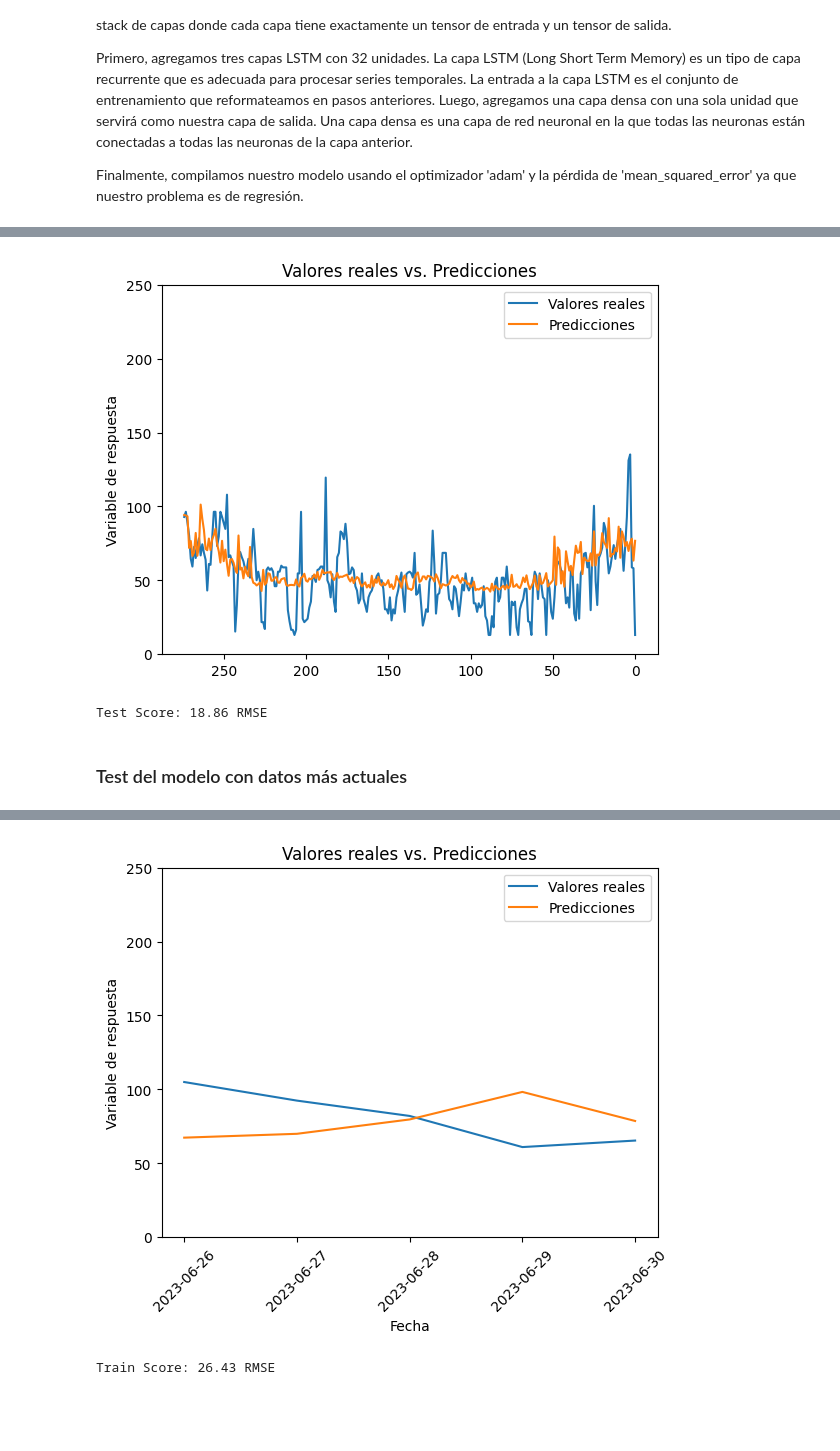
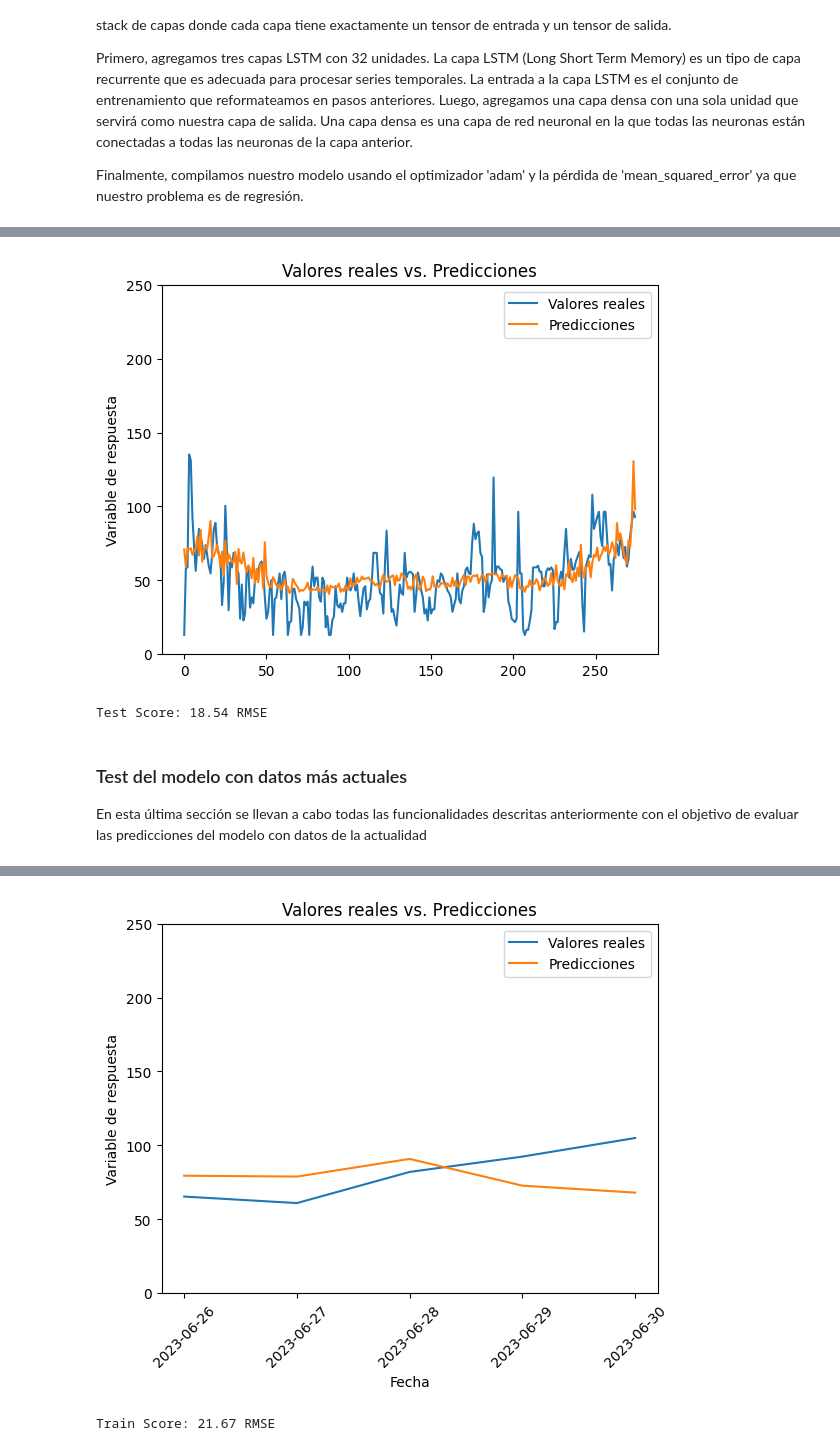
Before and after one commit to jnramirezm/Prediccion_ICA, a Jupyter notebook: Prediccion_ICA.ipynb, the cells around one changed output, grey strips where cells are left out. Drawn from its saved outputs; the diff is of its cells as text; code cells hidden in the pictures; blank space fills up the shorter version.

Commit message:
Documentacion de prueba del modelo con datos actuales

```diff
--- a/Prediccion_ICA.ipynb
+++ b/Prediccion_ICA.ipynb
@@ -764,13 +765,10 @@ def graficar_diferencias_reales_predicciones(valores_reales, predicciones, fecha
     plt.title('Valores reales vs. Predicciones')
     plt.ylim(0, 250)
     plt.legend()
-    plt.gca().invert_xaxis()  # Invertir el eje x
 
-    # Si se proporcionan fechas inicial y final, ajustar las etiquetas del eje x
+    # Si se proporcionan fechas inicial y final, se ajustan las etiquetas del eje x
     if fecha_inicial and fecha_final:
         fechas = pd.date_range(fecha_inicial, fecha_final, periods=len(valores_reales))
-        # Invetir fechas
-        fechas = fechas[::-1]
         plt.xticks(ticks=range(len(valores_reales)), labels=fechas.strftime('%Y-%m-%d'), rotation=45)
         plt.xlabel('Fecha')
 
@@ -796,7 +801,5 @@ Train Score: 20.63 RMSE
 # %%
-# invert predictions
-# Arreglo shatgipti
-#pred_prueba_y = test_predict.reshape(test_predict.shape[0], test_predict.shape[1])
+# Graficar las Diferencias entre Valores Reales y Predicciones en Datos de Prueba
 test_x_reshape = test_x.reshape((test_x.shape[0], test_x.shape[1]))
 pred_prueba_y = np.concatenate((test_predict, test_x_reshape), axis=1)
 pred_prueba_y = scaler.inverse_transform(pred_prueba_y)
@@ -807,66 +810,80 @@ data_prueba_y = np.concatenate((test_y_reshape, test_x_reshape), axis=1)
 data_prueba_y = scaler.inverse_transform(data_prueba_y)
 data_prueba_y = data_prueba_y[:, 0]
 
+# Graficar las Diferencias entre Valores Reales y Predicciones en Datos de Prueba
 graficar_diferencias_reales_predicciones(data_prueba_y, pred_prueba_y)
 
+# Graficar las Diferencias entre Valores Reales y Predicciones en datos de Prueba
 test_score = math.sqrt(mean_squared_error(data_prueba_y, pred_prueba_y))
 print('Test Score: %.2f RMSE' % (test_score))
 # %% [output]
-[figure, old version]
+[figure, new version]
-Test Score: 18.86 RMSE
+Test Score: 18.54 RMSE
-# %% [markdown]
-### Test del modelo con datos más actuales
+# %% [markdown]
+### Test del modelo con datos más actuales
+En esta última sección se llevan a cabo todas las funcionalidades descritas anteriormente con el objetivo de evaluar las predicciones del modelo con datos de la actualidad
 # %%
+# Carga y procesamiento de datos historicos
 pudahuel_junio = obtener_datos_polucion('Pudahuel Data Junio/pudahuel-air-quality.csv')
 
 
 agua_caida_junio = juntar_datos_csv("Pudahuel Data Junio/Agua Caida", [3, 4])
 presion_humedad_junio = juntar_datos_csv("Pudahuel Data Junio/Presion y Humedad",
                                       [3, 4, 5, 6, 8])
-
 radiacion_junio = juntar_datos_csv("Pudahuel Data Junio/Radiacion", [3, 4])
 viento_junio = juntar_datos_csv("Pudahuel Data Junio/Viento", [3, 5, 6, 7, 8, 9])
 
-
+# Formatear datos de agua caída, radiación, viento, presión y humedad
 agua_caida_junio_f = formateo_datos_agua_caida(agua_caida_junio)
 radiacion_junio_f = formatear_datos_radiacion(radiacion_junio)
 viento_junio_f = formatear_datos_viento(viento_junio)
 presion_humedad_junio_f = formatear_datos_presion_humedad(presion_humedad_junio)
 
 final_df_junio = fusionar_datos(pudahuel_junio, viento_junio_f, presion_humedad_junio_f, agua_caida_junio_f, radiacion_junio_f)
+
 # Filtrar DataFrame final_df_junio por la columna date, para obtener solo los
-# datos desde el 15 de junio hasta el 30 de junio de 2023
+# datos desde el 16 de junio hasta el 30 de junio de 2023
 start = '2023-06-16'
 end = '2023-06-30'
 start = pd.to_datetime(start)
 end = pd.to_datetime(end)
 final_df_junio = final_df_junio[(final_df_junio['date'] >= start) & (final_df_junio['date'] <= end)]
 
+# Se calcula la polucion de los datos filtrados
 final_df_junio = calcular_polucion(final_df_junio)
 
+# Se preparan los datos para efectuar las predicciones
 model_df_junio = preparacion_datos_modelo(final_df_junio)
 
+
+# Inicializar el escalador y transformar los datos para el modelo
 scaler = MinMaxScaler(feature_range=(0, 1))
 model_df_junio = scaler.fit_transform(model_df_junio)
 
-datos_modelo = model_df_junio.reshape((model_df_junio.shape[0], model_df_junio.shape[1], 1))
-datos_modelo_x, datos_modelo_y = datos_modelo[:, :-1], datos_modelo[:, -1]
+# Reorganizar los datos para la entrada del modelo
+datos_modelo_x, datos_modelo_y = model_df_junio[:, :-1], model_df_junio[:, -1]
+datos_modelo_x = datos_modelo_x.reshape((datos_modelo_x.shape[0], datos_modelo_x.shape[1], 1))
 
+# Utilizar el modelo entrenado para predecir los datos nuevos
 junio_predict = model2.predict(datos_modelo_x)
 
+# Reshape y transformación inversa para obtener las predicciones en su escala original
 datos_modelo_x = datos_modelo_x.reshape((datos_modelo_x.shape[0], datos_modelo_x.shape[1]))
 junio_predict = np.concatenate((junio_predict, datos_modelo_x), axis=1)
 junio_predict = scaler.inverse_transform(junio_predict)
 junio_predict = junio_predict[:, 0]
 
+# Reshape y transformación inversa para obtener los valores reales en su escala original
 datos_modelo_y = datos_modelo_y.reshape(len(datos_modelo_y), 1)
 junio_y = np.concatenate((datos_modelo_y, datos_modelo_x), axis=1)
 junio_y = scaler.inverse_transform(junio_y)
 junio_y = junio_y[:, 0]
 
+# Fechas para etiquetar el gráfico
 fecha_inicial_predicciones = '2023-06-26'
 fecha_final_predicciones = '2023-06-30'
 
+# Calcular y mostrar el error cuadrático medio entre los valores reales y las predicciones
 graficar_diferencias_reales_predicciones(junio_y, junio_predict, fecha_inicial_predicciones, fecha_final_predicciones)
 junio_score = math.sqrt(mean_squared_error(junio_y, junio_predict))
 print('Train Score: %.2f RMSE' % (junio_score))
@@ -875,2 +892,2 @@ print('Train Score: %.2f RMSE' % (junio_score))
-[figure, old version]
+[figure, new version]
-Train Score: 26.43 RMSE
+Train Score: 21.67 RMSE
```
Also changed, not shown: parts of 8 cells of this notebook.
